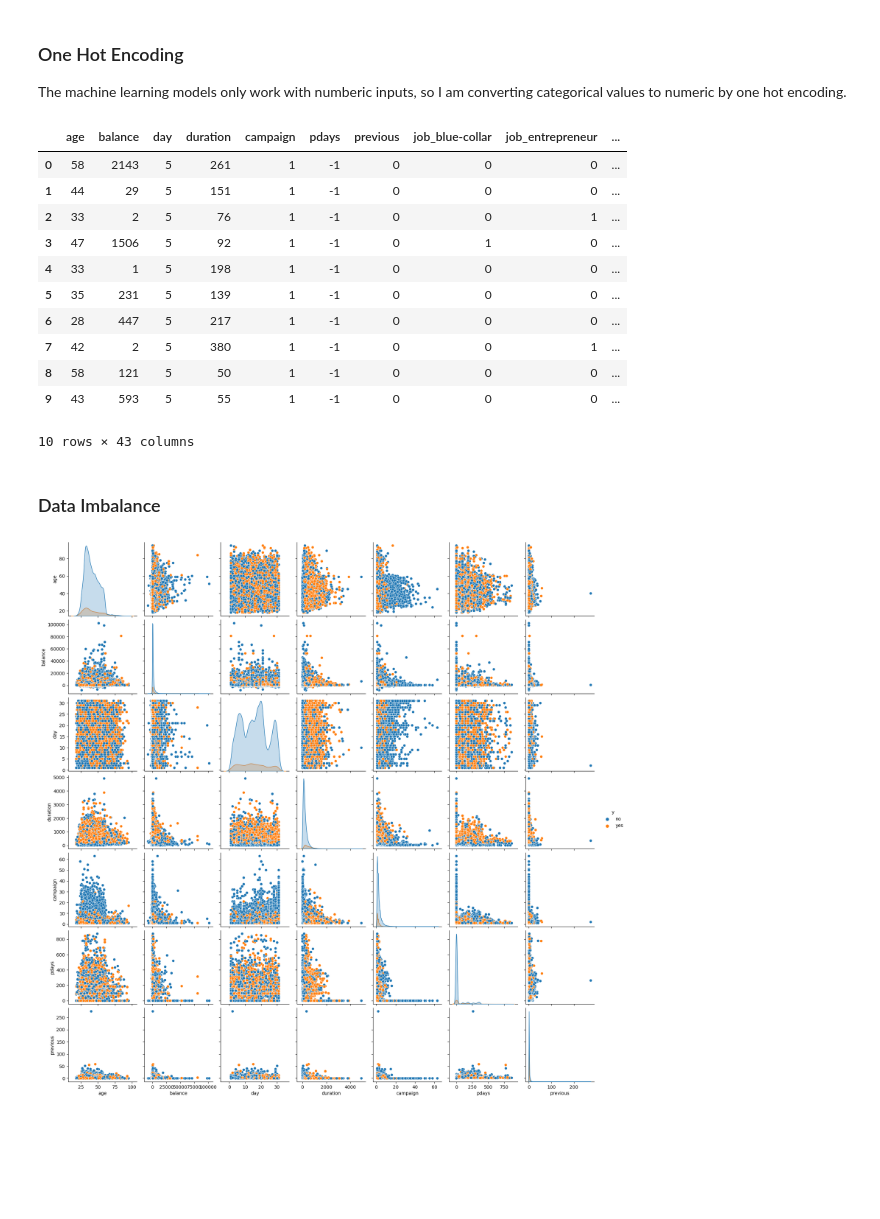
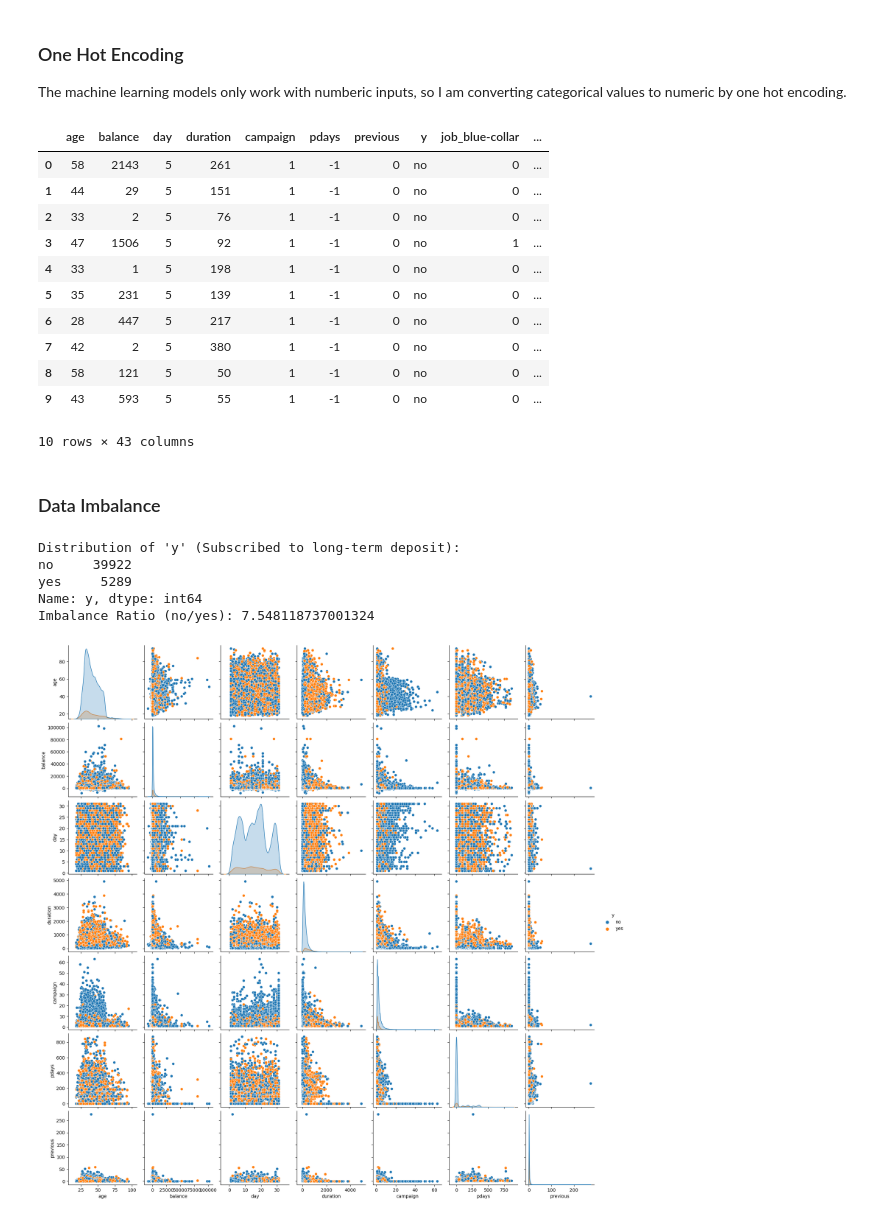
Before and after one commit to mfukuda1815/Bank-Telemarketing-Success-Prediction-Analysis, a Jupyter notebook: Bank Telemarketing Success Prediction 1.ipynb, the cells around one changed output. Saved outputs shown, nothing was run; the diff lists cells and outputs as text; code cells hidden in the pictures; blank space fills up the shorter version.

```diff
--- a/Bank Telemarketing Success Prediction 1.ipynb
+++ b/Bank Telemarketing Success Prediction 1.ipynb
@@ -247,30 +247,47 @@ The machine learning models only work with numberic inputs, so I am converting c
 # %%
 #Perform dummy encoding for  each categorical feature
 df_dummy = pd.get_dummies(
     df,
     prefix_sep='_',
     dummy_na=False,
     drop_first=True,
-    columns=['job', 'marital', 'education', 'default', 'housing', 'loan', 'contact', 'month', 'poutcome', 'y'],
+    columns=['job', 'marital', 'education', 'default', 'housing', 'loan', 'contact', 'month', 'poutcome'],
     dtype='int32'
 )
 
 df_dummy.head(10)
 # %% [output]
-|  | age | balance | day | duration | campaign | pdays | previous | job_blue-collar | job_entrepreneur | ... |
-| 0 | 58 | 2143 | 5 | 261 | 1 | -1 | 0 | 0 | 0 | ... |
-| 1 | 44 | 29 | 5 | 151 | 1 | -1 | 0 | 0 | 0 | ... |
-| 2 | 33 | 2 | 5 | 76 | 1 | -1 | 0 | 0 | 1 | ... |
-| 3 | 47 | 1506 | 5 | 92 | 1 | -1 | 0 | 1 | 0 | ... |
-| 4 | 33 | 1 | 5 | 198 | 1 | -1 | 0 | 0 | 0 | ... |
-| 5 | 35 | 231 | 5 | 139 | 1 | -1 | 0 | 0 | 0 | ... |
-| 6 | 28 | 447 | 5 | 217 | 1 | -1 | 0 | 0 | 0 | ... |
-| 7 | 42 | 2 | 5 | 380 | 1 | -1 | 0 | 0 | 1 | ... |
-| 8 | 58 | 121 | 5 | 50 | 1 | -1 | 0 | 0 | 0 | ... |
-| 9 | 43 | 593 | 5 | 55 | 1 | -1 | 0 | 0 | 0 | ... |
+|  | age | balance | day | duration | campaign | pdays | previous | y | job_blue-collar | ... |
+| 0 | 58 | 2143 | 5 | 261 | 1 | -1 | 0 | no | 0 | ... |
+| 1 | 44 | 29 | 5 | 151 | 1 | -1 | 0 | no | 0 | ... |
+| 2 | 33 | 2 | 5 | 76 | 1 | -1 | 0 | no | 0 | ... |
+| 3 | 47 | 1506 | 5 | 92 | 1 | -1 | 0 | no | 1 | ... |
+| 4 | 33 | 1 | 5 | 198 | 1 | -1 | 0 | no | 0 | ... |
+| 5 | 35 | 231 | 5 | 139 | 1 | -1 | 0 | no | 0 | ... |
+| 6 | 28 | 447 | 5 | 217 | 1 | -1 | 0 | no | 0 | ... |
+| 7 | 42 | 2 | 5 | 380 | 1 | -1 | 0 | no | 0 | ... |
+| 8 | 58 | 121 | 5 | 50 | 1 | -1 | 0 | no | 0 | ... |
+| 9 | 43 | 593 | 5 | 55 | 1 | -1 | 0 | no | 0 | ... |
 10 rows × 43 columns
 # %% [markdown]
 ### Data Imbalance
+# %%
+# Check the distribution of the target variable
+target_distribution = df_dummy['y'].value_counts()
+
+# Calculate the imbalance ratio
+imbalance_ratio = target_distribution['no'] / target_distribution['yes']
+
+# Print the distribution and imbalance ratio
+print("Distribution of 'y' (Subscribed to long-term deposit):")
+print(target_distribution)
+print("Imbalance Ratio (no/yes):", imbalance_ratio)
+# %% [output]
+Distribution of 'y' (Subscribed to long-term deposit):
+no     39922
+yes     5289
+Name: y, dtype: int64
+Imbalance Ratio (no/yes): 7.548118737001324
 # %%
 #Check data imbalance
 sns.pairplot(df, hue='y')
```
Also changed, not shown: parts of 7 cells of this notebook.
